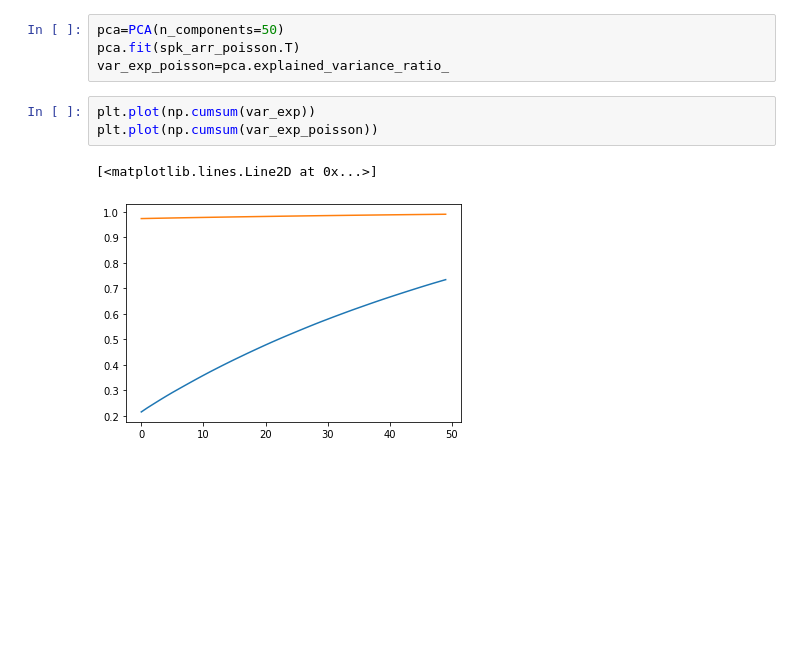
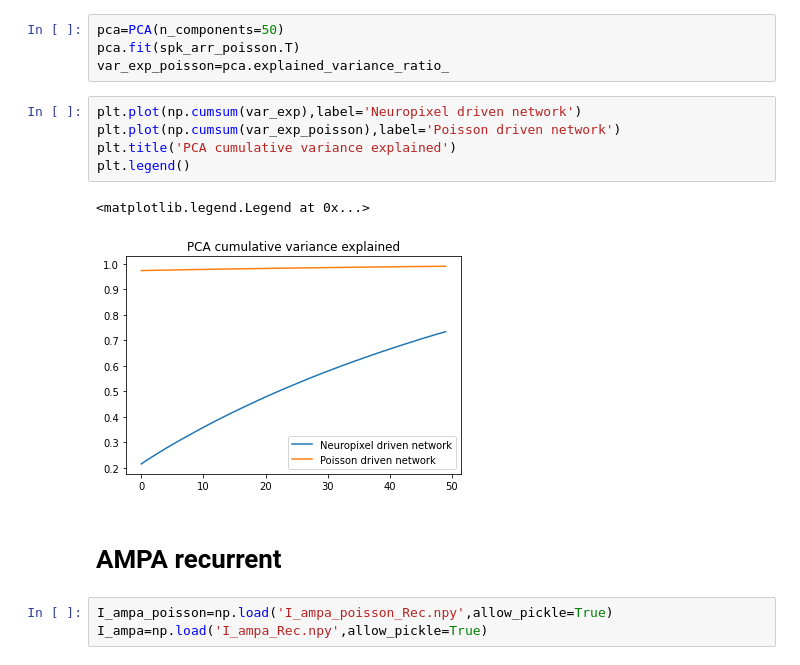
Before and after one commit to mariakesa/NeuroPixelsDataAnalysis, a Jupyter notebook: Simulations/SimulationDataAnalysis1.ipynb, the cells around one changed output. Cells and saved outputs as stored; diff of their text form; blank space fills up the shorter version.

```diff
--- a/Simulations/SimulationDataAnalysis1.ipynb
+++ b/Simulations/SimulationDataAnalysis1.ipynb
@@ -101,8 +101,15 @@ pca=PCA(n_components=50)
 pca.fit(spk_arr_poisson.T)
 var_exp_poisson=pca.explained_variance_ratio_
 # %%
-plt.plot(np.cumsum(var_exp))
-plt.plot(np.cumsum(var_exp_poisson))
+plt.plot(np.cumsum(var_exp),label='Neuropixel driven network')
+plt.plot(np.cumsum(var_exp_poisson),label='Poisson driven network')
+plt.title('PCA cumulative variance explained')
+plt.legend()
 # %% [output]
-[<matplotlib.lines.Line2D at 0x...>]
+<matplotlib.legend.Legend at 0x...>
-[figure, old version]
+[figure, new version]
+# %% [markdown]
+# AMPA recurrent
+# %%
+I_ampa_poisson=np.load('I_ampa_poisson_Rec.npy',allow_pickle=True)
+I_ampa=np.load('I_ampa_Rec.npy',allow_pickle=True)
```
Also changed, not shown: parts of 6 cells of this notebook.
